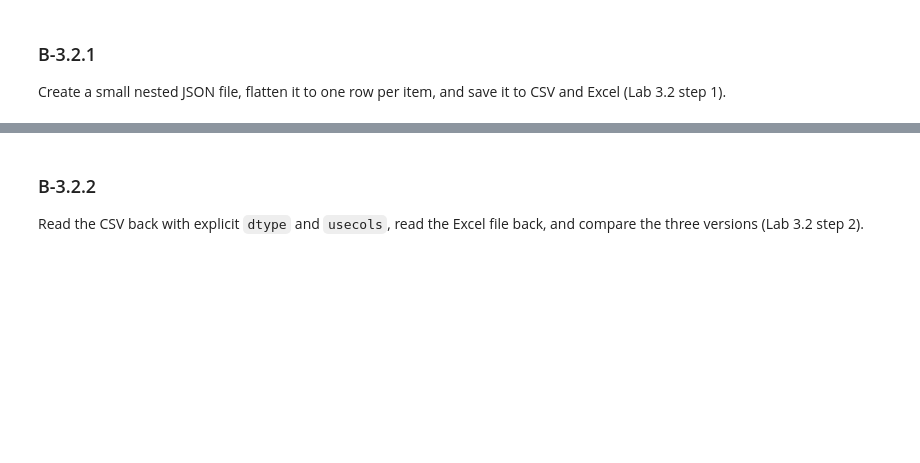
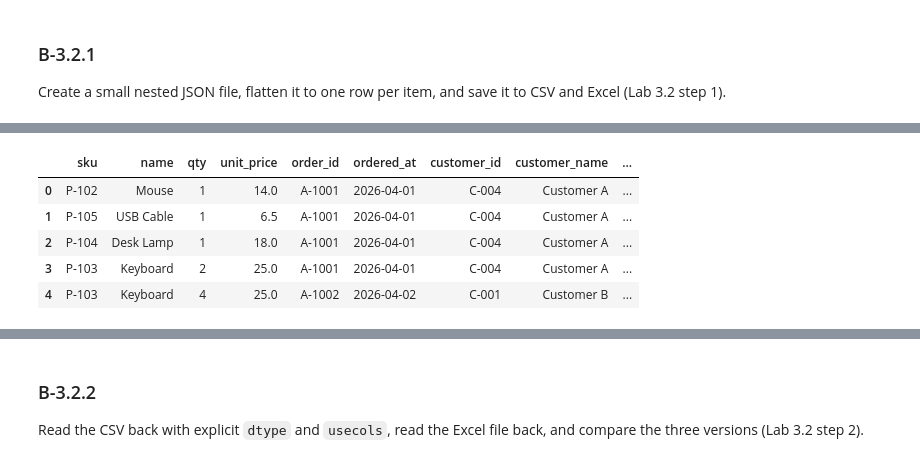
Before and after one commit to ejandrea-strat/python-training, a Jupyter notebook: work/module3_python_for_de.ipynb, the cells around one changed output, grey strips where cells are left out. Saved outputs shown, nothing was run; the diff lists cells and outputs as text; code cells hidden in the pictures; blank space fills up the shorter version.

Commit message:
Module 3 Lab 3.2: JSON, CSV, and Excel

```diff
--- a/work/module3_python_for_de.ipynb
+++ b/work/module3_python_for_de.ipynb
@@ -243,3 +255,11 @@ I could've just used `errors="raise"` to stop when pandas finds an invalid times
 ### B-3.2.1
 
 Create a small nested JSON file, flatten it to one row per item, and save it to CSV and Excel (Lab 3.2 step 1).
+# %%
+# Will use the existing orders_nested.json file
+
+import json
+import pandas as pd
+
+with open("../data/module3/orders_nested.json", encoding="utf-8") as file:
+    orders = json.load(file) # reads the file into a python list
@@ -245,0 +294,16 @@ Create a small nested JSON file, flatten it to one row per item, and save it to
+# %%
+# Flattening the items list, one row per item
+
+items = pd.json_normalize(orders, record_path="items",
+    meta=["order_id", "ordered_at", ["customer", "id"], ["customer", "name"], ["customer", "email"], ["customer", "city"]],
+    sep="_",
+)
+
+items.head()
+# %% [output]
+|  | sku | name | qty | unit_price | order_id | ordered_at | customer_id | customer_name | ... |
+| 0 | P-102 | Mouse | 1 | 14.0 | A-1001 | 2026-04-01 | C-004 | Customer A | ... |
+| 1 | P-105 | USB Cable | 1 | 6.5 | A-1001 | 2026-04-01 | C-004 | Customer A | ... |
+| 2 | P-104 | Desk Lamp | 1 | 18.0 | A-1001 | 2026-04-01 | C-004 | Customer A | ... |
+| 3 | P-103 | Keyboard | 2 | 25.0 | A-1001 | 2026-04-01 | C-004 | Customer A | ... |
+| 4 | P-103 | Keyboard | 4 | 25.0 | A-1002 | 2026-04-02 | C-001 | Customer B | ... |
```
Also changed, not shown: parts of 20 cells of this notebook, 2 other files.
